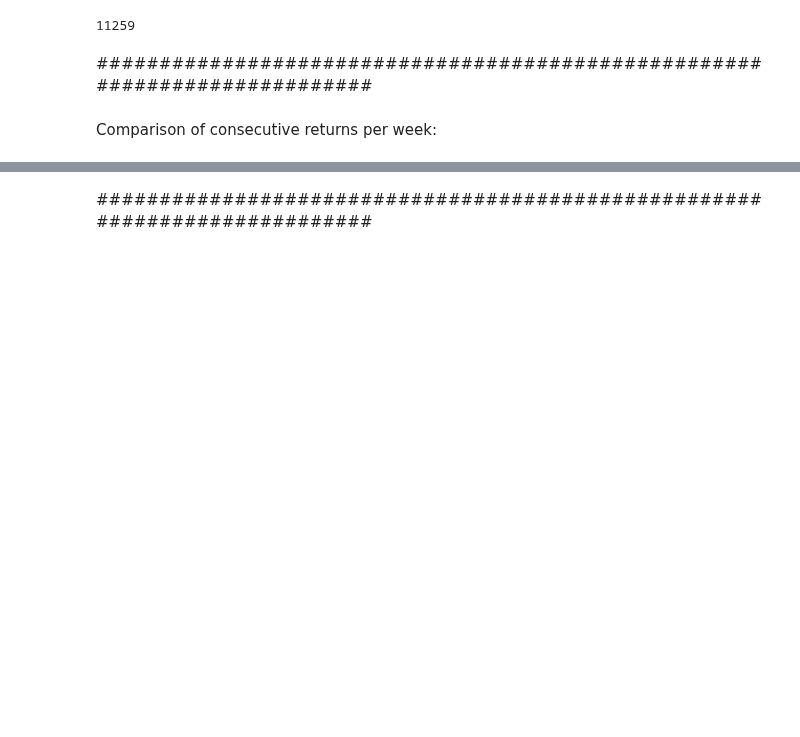
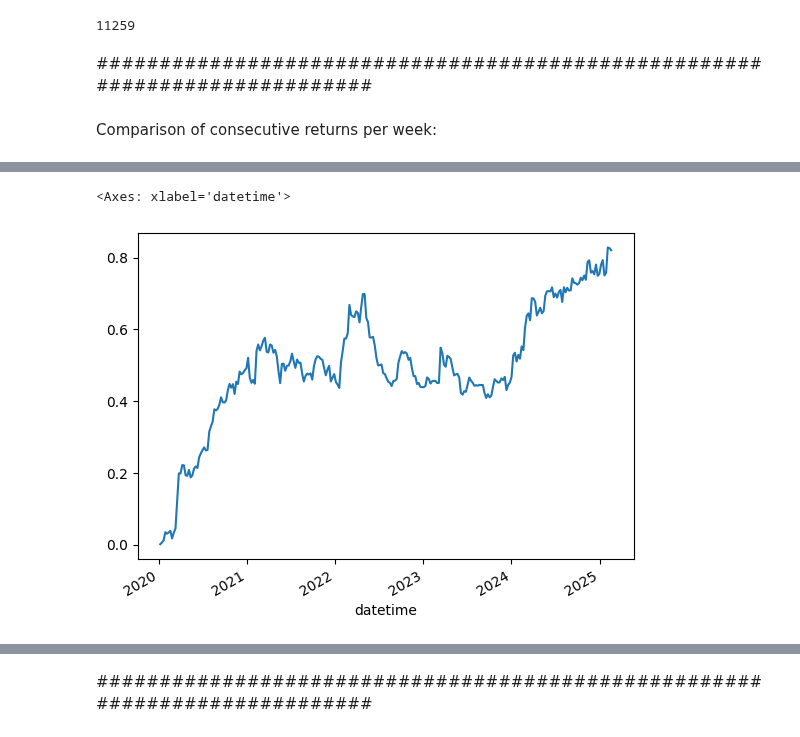
Before and after one commit to wbchristerson/jn-learning, a Jupyter notebook: strategy_10_seasonality.ipynb, the cells around one changed output, grey strips where cells are left out. Drawn from its saved outputs; the diff is of its cells as text; code cells hidden in the pictures; blank space fills up the shorter version.

```diff
--- a/strategy_10_seasonality.ipynb
+++ b/strategy_10_seasonality.ipynb
@@ -138,0 +216,4 @@ dtype: float64
+# %%
+df_8h_returns = px_close / px_close.shift(2) - 1
+interval_8h_returns, interval_8h_std = get_interval_returns(df_8h_returns)
+interval_8h_returns
@@ -138,0 +239,5 @@ dtype: float64
+# %%
+df_8h_returns[(df_8h_returns.index.weekday == 0) & (df_8h_returns.index.hour == 16)]["BTCUSDT"].cumsum().plot()
+# %% [output]
+<Axes: xlabel='datetime'>
+[figure, added]
```
Also changed, not shown: parts of 19 cells of this notebook.
